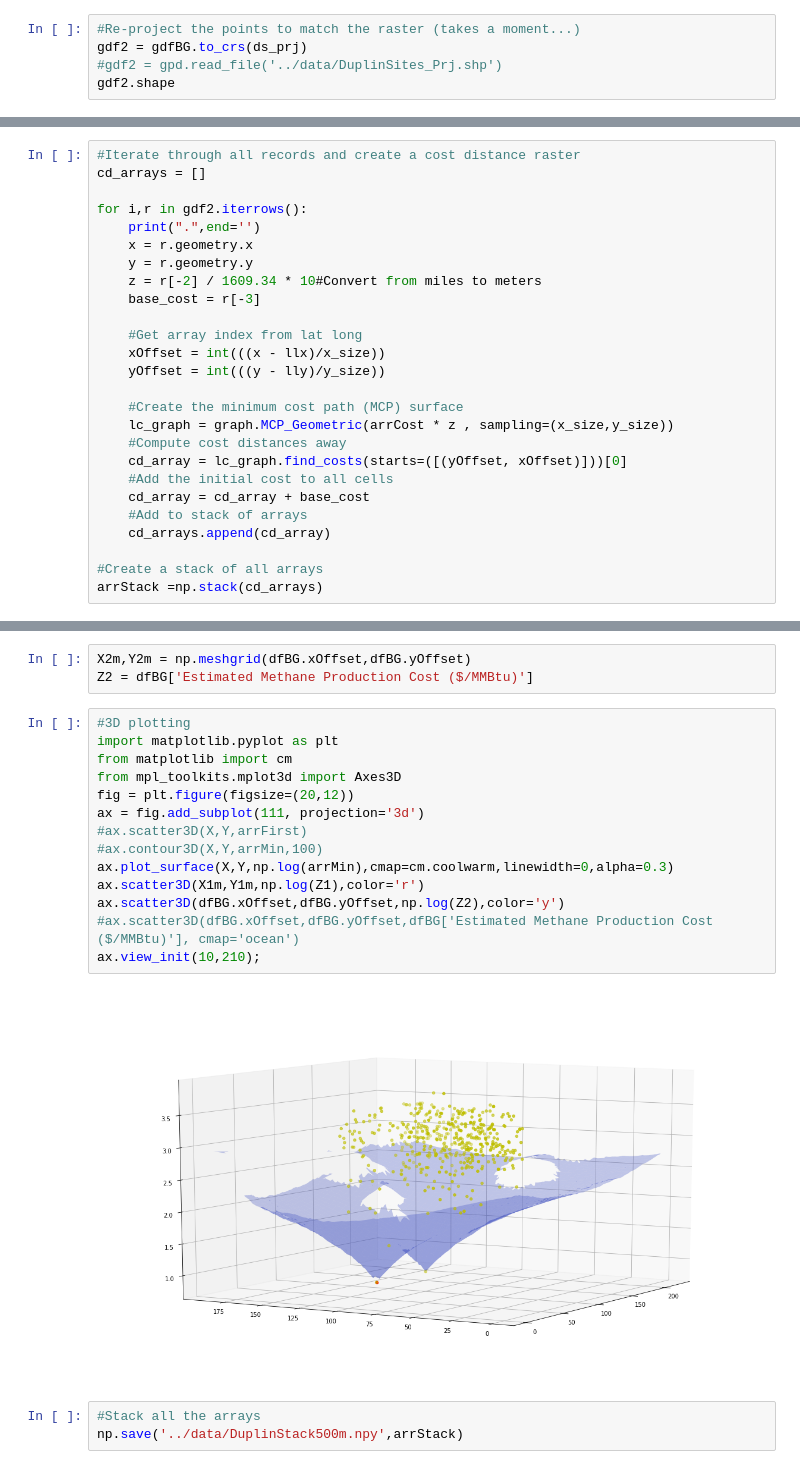
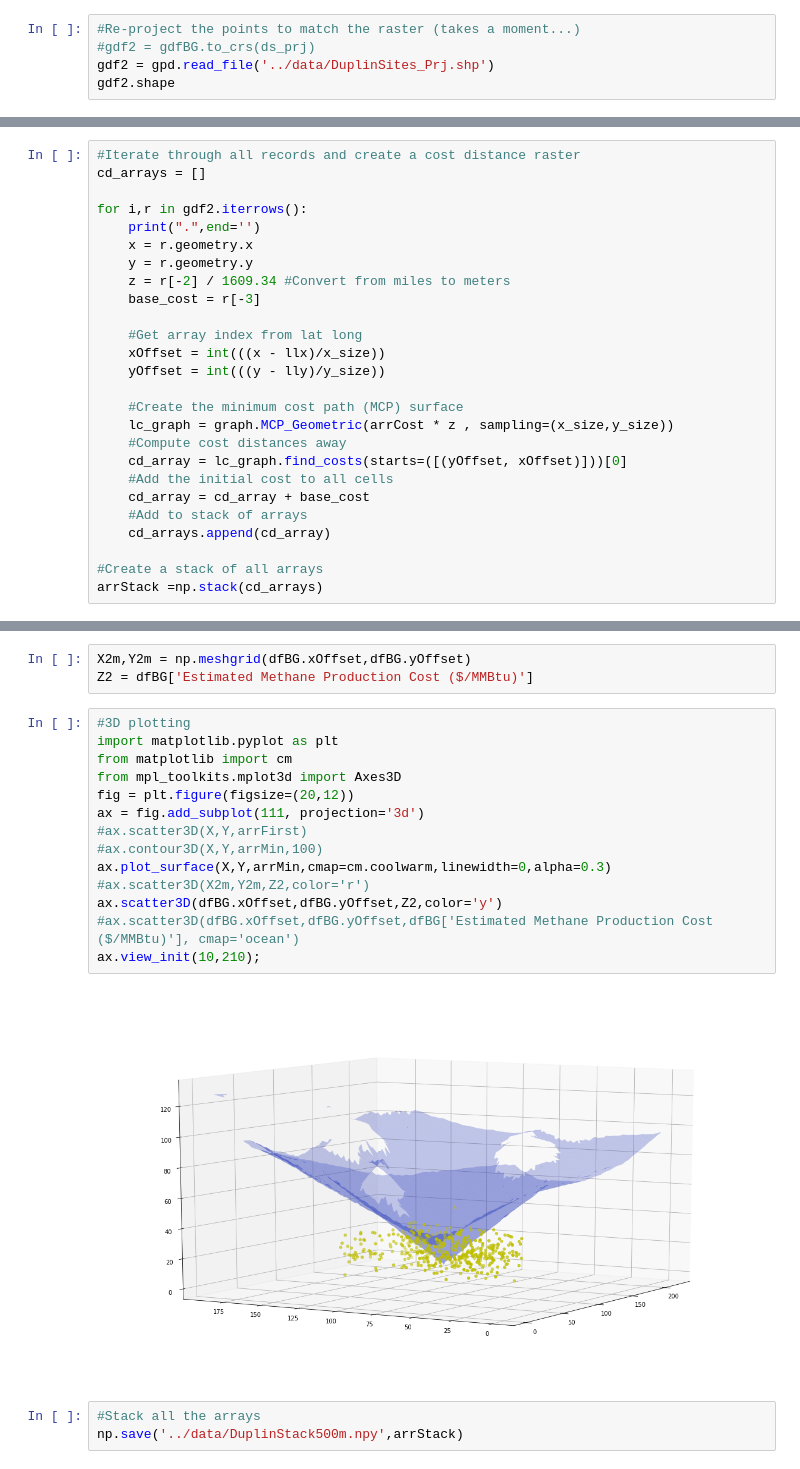
Before and after one commit to ENV859/BioGas_optimization, a Jupyter notebook: scripts/Create-Cost-Stack.ipynb, the cells around one changed output, grey strips where cells are left out. Cells and saved outputs as stored; diff of their text form.

```diff
--- a/scripts/Create-Cost-Stack.ipynb
+++ b/scripts/Create-Cost-Stack.ipynb
@@ -65,7 +68,7 @@ gdfBG.to_file('../data/DuplinSites_LL.shp')
 #gdfBG.to_file('../data/DuplinSites_LL.shp')
 # %%
 #Re-project the points to match the raster (takes a moment...)
-gdf2 = gdfBG.to_crs(ds_prj)
-#gdf2 = gpd.read_file('../data/DuplinSites_Prj.shp')
+#gdf2 = gdfBG.to_crs(ds_prj)
+gdf2 = gpd.read_file('../data/DuplinSites_Prj.shp')
 gdf2.shape
 # %% [output]
@@ -86,7 +85,7 @@ for i,r in gdf2.iterrows():
     print(".",end='')
     x = r.geometry.x
     y = r.geometry.y
-    z = r[-2] / 1609.34 * 10#Convert from miles to meters
+    z = r[-2] / 1609.34 #Convert from miles to meters
     base_cost = r[-3]
 
     #Get array index from lat long
@@ -170,19 +169,19 @@ Z2 = dfBG['Estimated Methane Production Cost ($/MMBtu)']
 # %%
 #3D plotting
 import matplotlib.pyplot as plt
 from matplotlib import cm
 from mpl_toolkits.mplot3d import Axes3D
 fig = plt.figure(figsize=(20,12))
 ax = fig.add_subplot(111, projection='3d')
 #ax.scatter3D(X,Y,arrFirst)
 #ax.contour3D(X,Y,arrMin,100)
-ax.plot_surface(X,Y,np.log(arrMin),cmap=cm.coolwarm,linewidth=0,alpha=0.3)
-ax.scatter3D(X1m,Y1m,np.log(Z1),color='r')
-ax.scatter3D(dfBG.xOffset,dfBG.yOffset,np.log(Z2),color='y')
+ax.plot_surface(X,Y,arrMin,cmap=cm.coolwarm,linewidth=0,alpha=0.3)
+#ax.scatter3D(X2m,Y2m,Z2,color='r')
+ax.scatter3D(dfBG.xOffset,dfBG.yOffset,Z2,color='y')
 #ax.scatter3D(dfBG.xOffset,dfBG.yOffset,dfBG['Estimated Methane Production Cost ($/MMBtu)'], cmap='ocean')
 ax.view_init(10,210);
 # %% [output]
-[figure, old version]
+[figure, new version]
 # %%
 #Stack all the arrays
 np.save('../data/DuplinStack500m.npy',arrStack)
```
Also changed, not shown: parts of 5 cells of this notebook, 2 other files.
